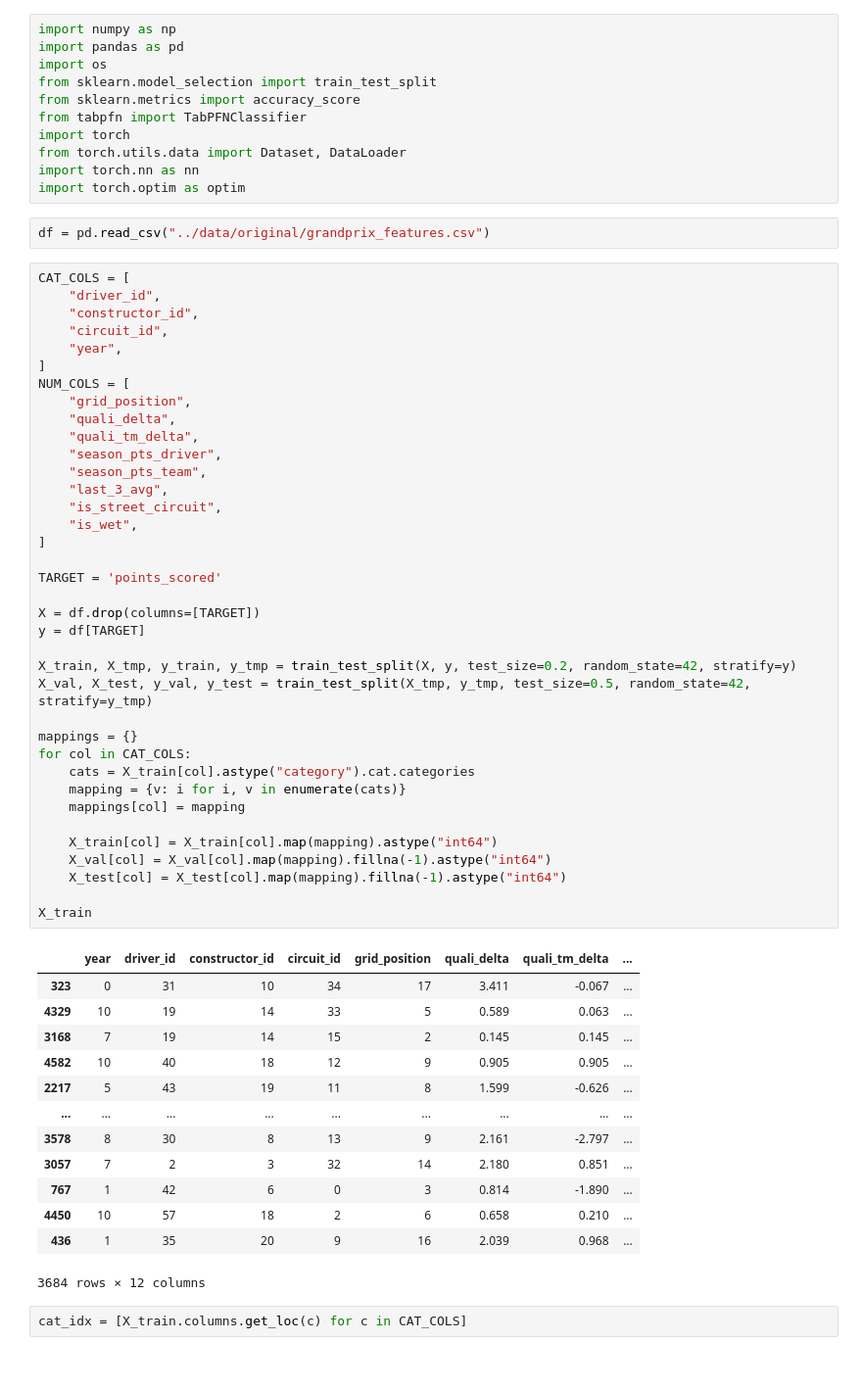
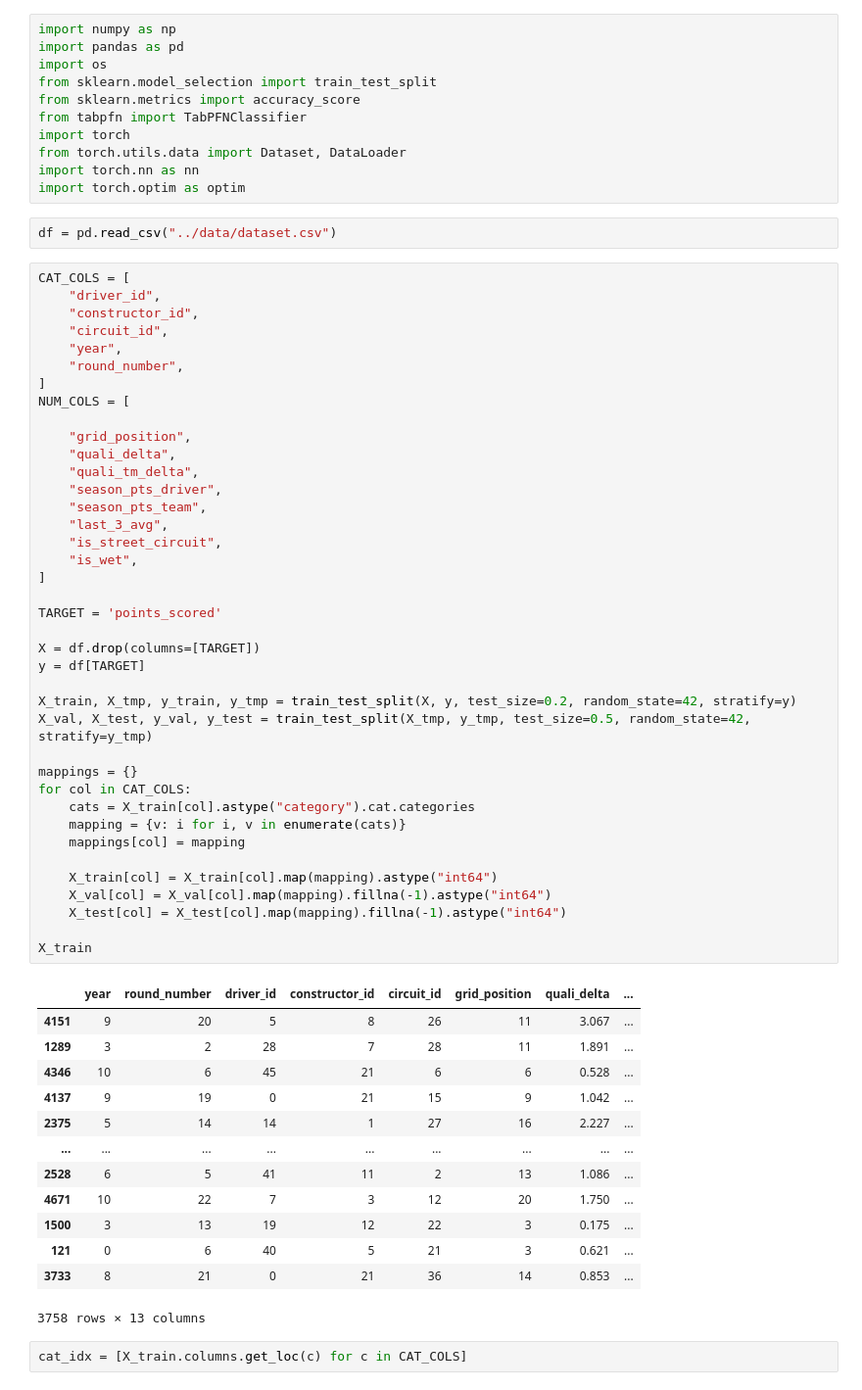
Before and after one commit to mcfiet/dl-project, a Jupyter notebook: scripts/tabpfn.ipynb, the cells around one changed output. Shown at 98% size. Saved outputs shown, nothing was run; the diff lists cells and outputs as text.

Commit message:
feat: run tabpfn with round_number random split

```diff
--- a/scripts/tabpfn.ipynb
+++ b/scripts/tabpfn.ipynb
@@ -10,58 +10,60 @@ from torch.utils.data import Dataset, DataLoader
 import torch.nn as nn
 import torch.optim as optim
 # %%
-df = pd.read_csv("../data/original/grandprix_features.csv")
+df = pd.read_csv("../data/dataset.csv")
 # %%
 CAT_COLS = [
     "driver_id",
     "constructor_id",
     "circuit_id",
     "year",
+    "round_number",
 ]
 NUM_COLS = [
+
     "grid_position",
     "quali_delta",
     "quali_tm_delta",
     "season_pts_driver",
     "season_pts_team",
     "last_3_avg",
     "is_street_circuit",
     "is_wet",
 ]
 
 TARGET = 'points_scored'
 
 X = df.drop(columns=[TARGET])
 y = df[TARGET]
 
 X_train, X_tmp, y_train, y_tmp = train_test_split(X, y, test_size=0.2, random_state=42, stratify=y)
 X_val, X_test, y_val, y_test = train_test_split(X_tmp, y_tmp, test_size=0.5, random_state=42, stratify=y_tmp)
 
 mappings = {}
 for col in CAT_COLS:
     cats = X_train[col].astype("category").cat.categories
     mapping = {v: i for i, v in enumerate(cats)}
     mappings[col] = mapping
 
     X_train[col] = X_train[col].map(mapping).astype("int64")
     X_val[col] = X_val[col].map(mapping).fillna(-1).astype("int64")
     X_test[col] = X_test[col].map(mapping).fillna(-1).astype("int64")
 
 X_train
 # %% [output]
-|  | year | driver_id | constructor_id | circuit_id | grid_position | quali_delta | quali_tm_delta | ... |
-| 323 | 0 | 31 | 10 | 34 | 17 | 3.411 | -0.067 | ... |
-| 4329 | 10 | 19 | 14 | 33 | 5 | 0.589 | 0.063 | ... |
-| 3168 | 7 | 19 | 14 | 15 | 2 | 0.145 | 0.145 | ... |
-| 4582 | 10 | 40 | 18 | 12 | 9 | 0.905 | 0.905 | ... |
-| 2217 | 5 | 43 | 19 | 11 | 8 | 1.599 | -0.626 | ... |
+|  | year | round_number | driver_id | constructor_id | circuit_id | grid_position | quali_delta | ... |
+| 4151 | 9 | 20 | 5 | 8 | 26 | 11 | 3.067 | ... |
+| 1289 | 3 | 2 | 28 | 7 | 28 | 11 | 1.891 | ... |
+| 4346 | 10 | 6 | 45 | 21 | 6 | 6 | 0.528 | ... |
+| 4137 | 9 | 19 | 0 | 21 | 15 | 9 | 1.042 | ... |
+| 2375 | 5 | 14 | 14 | 1 | 27 | 16 | 2.227 | ... |
 | ... | ... | ... | ... | ... | ... | ... | ... | ... |
-| 3578 | 8 | 30 | 8 | 13 | 9 | 2.161 | -2.797 | ... |
-| 3057 | 7 | 2 | 3 | 32 | 14 | 2.180 | 0.851 | ... |
-| 767 | 1 | 42 | 6 | 0 | 3 | 0.814 | -1.890 | ... |
-| 4450 | 10 | 57 | 18 | 2 | 6 | 0.658 | 0.210 | ... |
-| 436 | 1 | 35 | 20 | 9 | 16 | 2.039 | 0.968 | ... |
+| 2528 | 6 | 5 | 41 | 11 | 2 | 13 | 1.086 | ... |
+| 4671 | 10 | 22 | 7 | 3 | 12 | 20 | 1.750 | ... |
+| 1500 | 3 | 13 | 19 | 12 | 22 | 3 | 0.175 | ... |
+| 121 | 0 | 6 | 40 | 5 | 21 | 3 | 0.621 | ... |
+| 3733 | 8 | 21 | 0 | 21 | 36 | 14 | 0.853 | ... |
-3684 rows × 12 columns
+3758 rows × 13 columns
 # %%
 cat_idx = [X_train.columns.get_loc(c) for c in CAT_COLS]
 # %%
```
Also changed, not shown: parts of 3 cells of this notebook.
